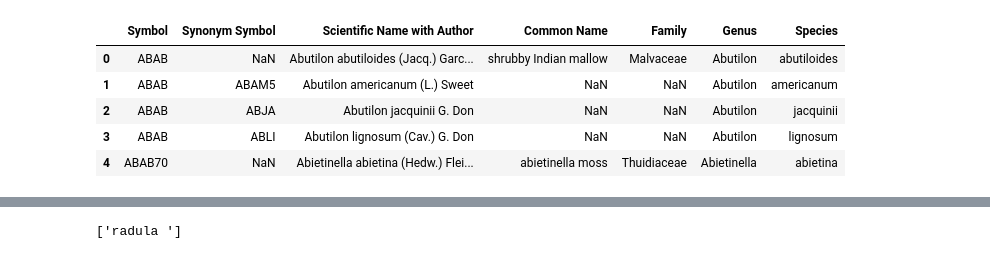
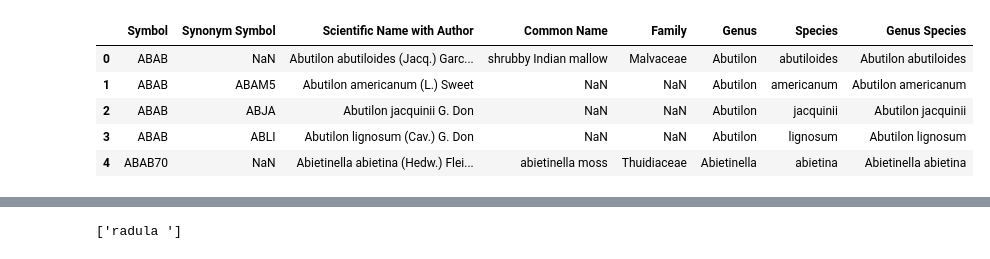
Before and after one commit to ckim2135/Phyto_Garden_Guide, a Jupyter notebook: scripts/04.18 Data Cleaning.ipynb, the cells around one changed output, grey strips where cells are left out. Cells and saved outputs as stored; diff of their text form; code cells hidden in the pictures.

```diff
--- a/scripts/04.18 Data Cleaning.ipynb
+++ b/scripts/04.18 Data Cleaning.ipynb
@@ -9,12 +11,13 @@ plants_df = pd.read_csv('../data/USDA/USDA Plants Database Download.txt')
 # %%
 #clean scientific name, add genus and species columns
 plants_df['Genus'] = [x.split()[0] for x in plants_df['Scientific Name with Author']]
 plants_df['Species'] = [x.split()[1] for x in plants_df['Scientific Name with Author']]
+plants_df['Genus Species'] = plants_df['Genus'] + " " + plants_df['Species']
 plants_df.head()
 # %% [output]
-|  | Symbol | Synonym Symbol | Scientific Name with Author | Common Name | Family | Genus | Species |
-| 0 | ABAB | NaN | Abutilon abutiloides (Jacq.) Garc... | shrubby Indian mallow | Malvaceae | Abutilon | abutiloides |
-| 1 | ABAB | ABAM5 | Abutilon americanum (L.) Sweet | NaN | NaN | Abutilon | americanum |
-| 2 | ABAB | ABJA | Abutilon jacquinii G. Don | NaN | NaN | Abutilon | jacquinii |
-| 3 | ABAB | ABLI | Abutilon lignosum (Cav.) G. Don | NaN | NaN | Abutilon | lignosum |
-| 4 | ABAB70 | NaN | Abietinella abietina (Hedw.) Flei... | abietinella moss | Thuidiaceae | Abietinella | abietina |
+|  | Symbol | Synonym Symbol | Scientific Name with Author | Common Name | Family | Genus | Species | Genus Species |
+| 0 | ABAB | NaN | Abutilon abutiloides (Jacq.) Garc... | shrubby Indian mallow | Malvaceae | Abutilon | abutiloides | Abutilon abutiloides |
+| 1 | ABAB | ABAM5 | Abutilon americanum (L.) Sweet | NaN | NaN | Abutilon | americanum | Abutilon americanum |
+| 2 | ABAB | ABJA | Abutilon jacquinii G. Don | NaN | NaN | Abutilon | jacquinii | Abutilon jacquinii |
+| 3 | ABAB | ABLI | Abutilon lignosum (Cav.) G. Don | NaN | NaN | Abutilon | lignosum | Abutilon lignosum |
+| 4 | ABAB70 | NaN | Abietinella abietina (Hedw.) Flei... | abietinella moss | Thuidiaceae | Abietinella | abietina | Abietinella abietina |
```
Also changed, not shown: parts of 32 cells of this notebook, 1 other file.
